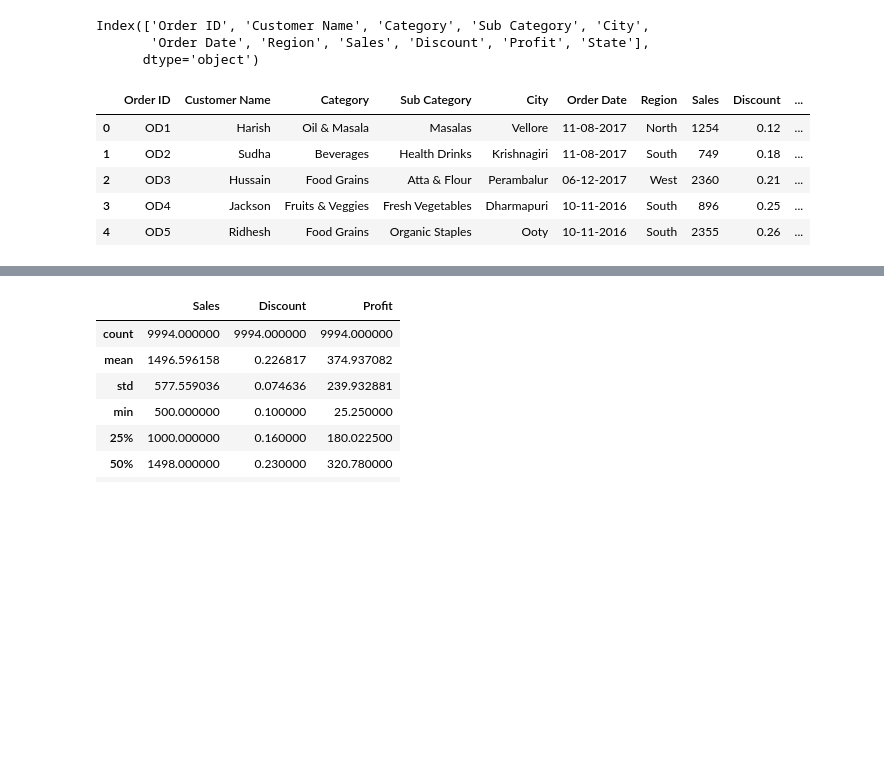
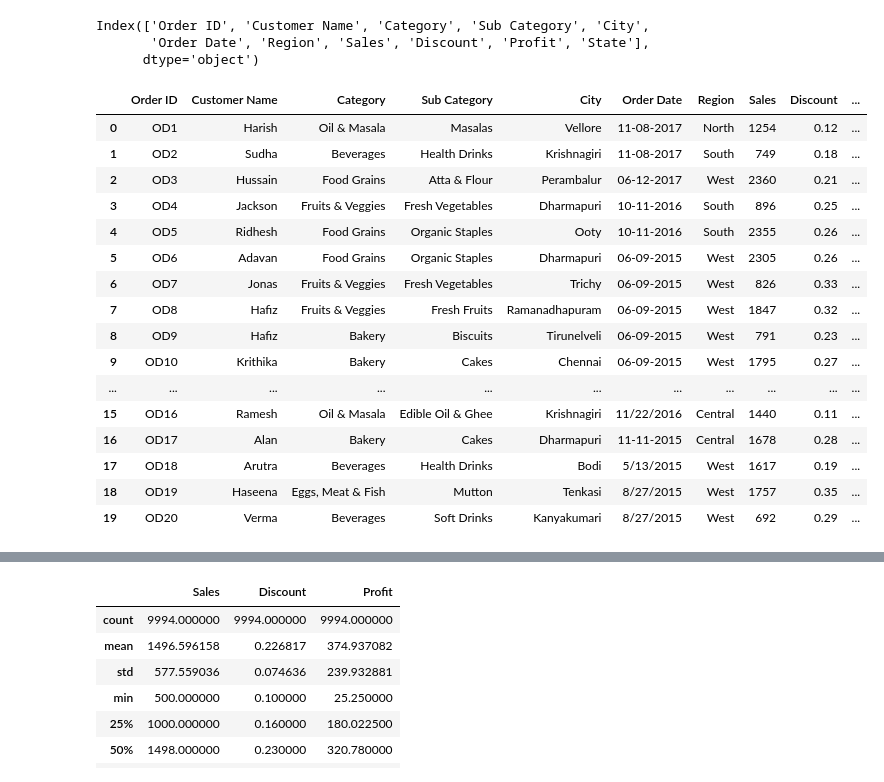
Before and after one commit to zinakhazaee/Visualization, a Jupyter notebook: Grocery_Store.ipynb, the cells around one changed output, grey strips where cells are left out. Drawn from its saved outputs; the diff is of its cells as text; code cells hidden in the pictures; blank space fills up the shorter version.

```diff
--- a/Grocery_Store.ipynb
+++ b/Grocery_Store.ipynb
@@ -20,14 +20,25 @@ Index(['Order ID', 'Customer Name', 'Category', 'Sub Category', 'City',
        'Order Date', 'Region', 'Sales', 'Discount', 'Profit', 'State'],
       dtype='object')
 # %%
-df.head()
+df.head(20)
 # %% [output]
 |  | Order ID | Customer Name | Category | Sub Category | City | Order Date | Region | Sales | Discount | ... |
 | 0 | OD1 | Harish | Oil & Masala | Masalas | Vellore | 11-08-2017 | North | 1254 | 0.12 | ... |
 | 1 | OD2 | Sudha | Beverages | Health Drinks | Krishnagiri | 11-08-2017 | South | 749 | 0.18 | ... |
 | 2 | OD3 | Hussain | Food Grains | Atta & Flour | Perambalur | 06-12-2017 | West | 2360 | 0.21 | ... |
 | 3 | OD4 | Jackson | Fruits & Veggies | Fresh Vegetables | Dharmapuri | 10-11-2016 | South | 896 | 0.25 | ... |
 | 4 | OD5 | Ridhesh | Food Grains | Organic Staples | Ooty | 10-11-2016 | South | 2355 | 0.26 | ... |
+| 5 | OD6 | Adavan | Food Grains | Organic Staples | Dharmapuri | 06-09-2015 | West | 2305 | 0.26 | ... |
+| 6 | OD7 | Jonas | Fruits & Veggies | Fresh Vegetables | Trichy | 06-09-2015 | West | 826 | 0.33 | ... |
+| 7 | OD8 | Hafiz | Fruits & Veggies | Fresh Fruits | Ramanadhapuram | 06-09-2015 | West | 1847 | 0.32 | ... |
+| 8 | OD9 | Hafiz | Bakery | Biscuits | Tirunelveli | 06-09-2015 | West | 791 | 0.23 | ... |
+| 9 | OD10 | Krithika | Bakery | Cakes | Chennai | 06-09-2015 | West | 1795 | 0.27 | ... |
+| ... | ... | ... | ... | ... | ... | ... | ... | ... | ... | ... |
+| 15 | OD16 | Ramesh | Oil & Masala | Edible Oil & Ghee | Krishnagiri | 11/22/2016 | Central | 1440 | 0.11 | ... |
+| 16 | OD17 | Alan | Bakery | Cakes | Dharmapuri | 11-11-2015 | Central | 1678 | 0.28 | ... |
+| 17 | OD18 | Arutra | Beverages | Health Drinks | Bodi | 5/13/2015 | West | 1617 | 0.19 | ... |
+| 18 | OD19 | Haseena | Eggs, Meat & Fish | Mutton | Tenkasi | 8/27/2015 | West | 1757 | 0.35 | ... |
+| 19 | OD20 | Verma | Beverages | Soft Drinks | Kanyakumari | 8/27/2015 | West | 692 | 0.29 | ... |
 # %%
 df.info()
 # %% [output]
```
Also changed, not shown: parts of 7 cells of this notebook.
